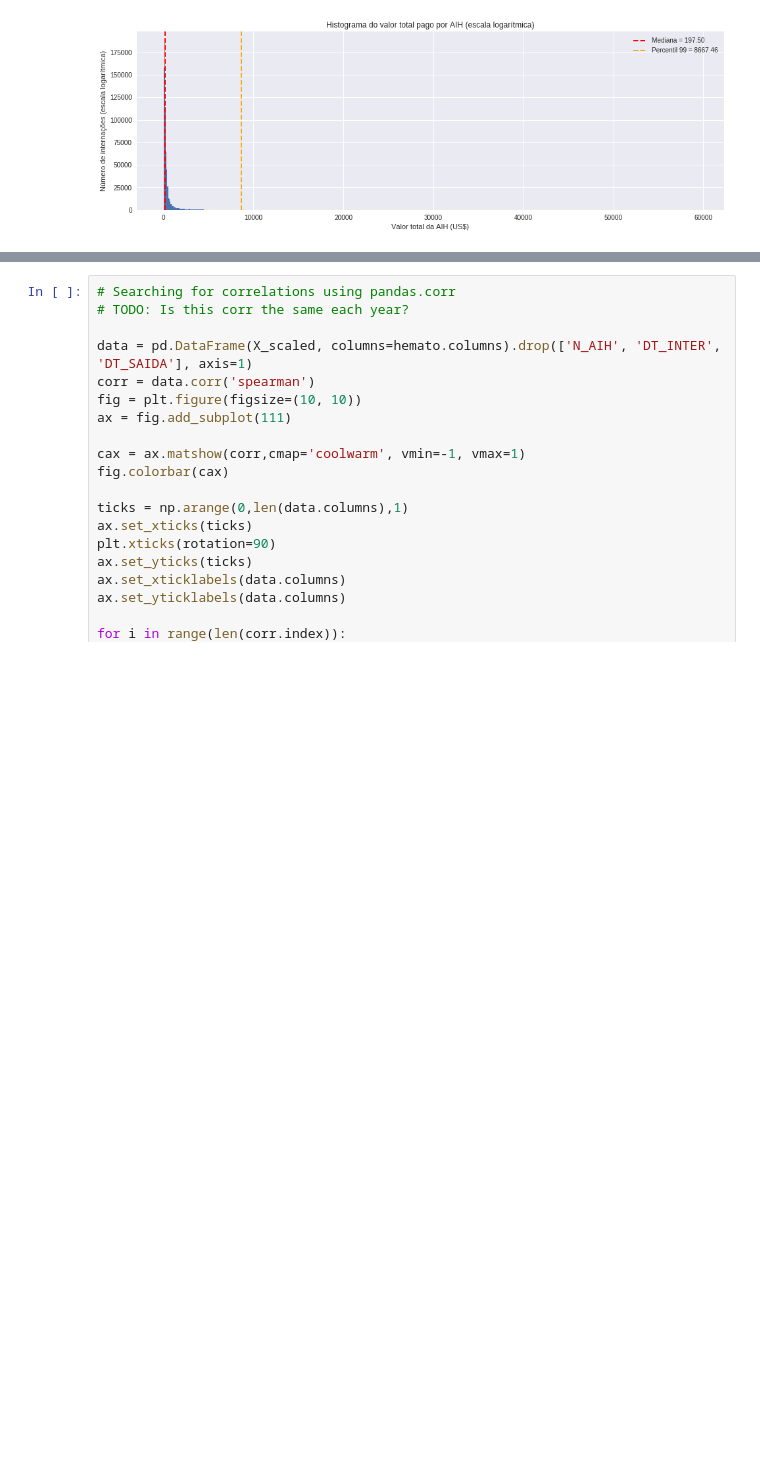
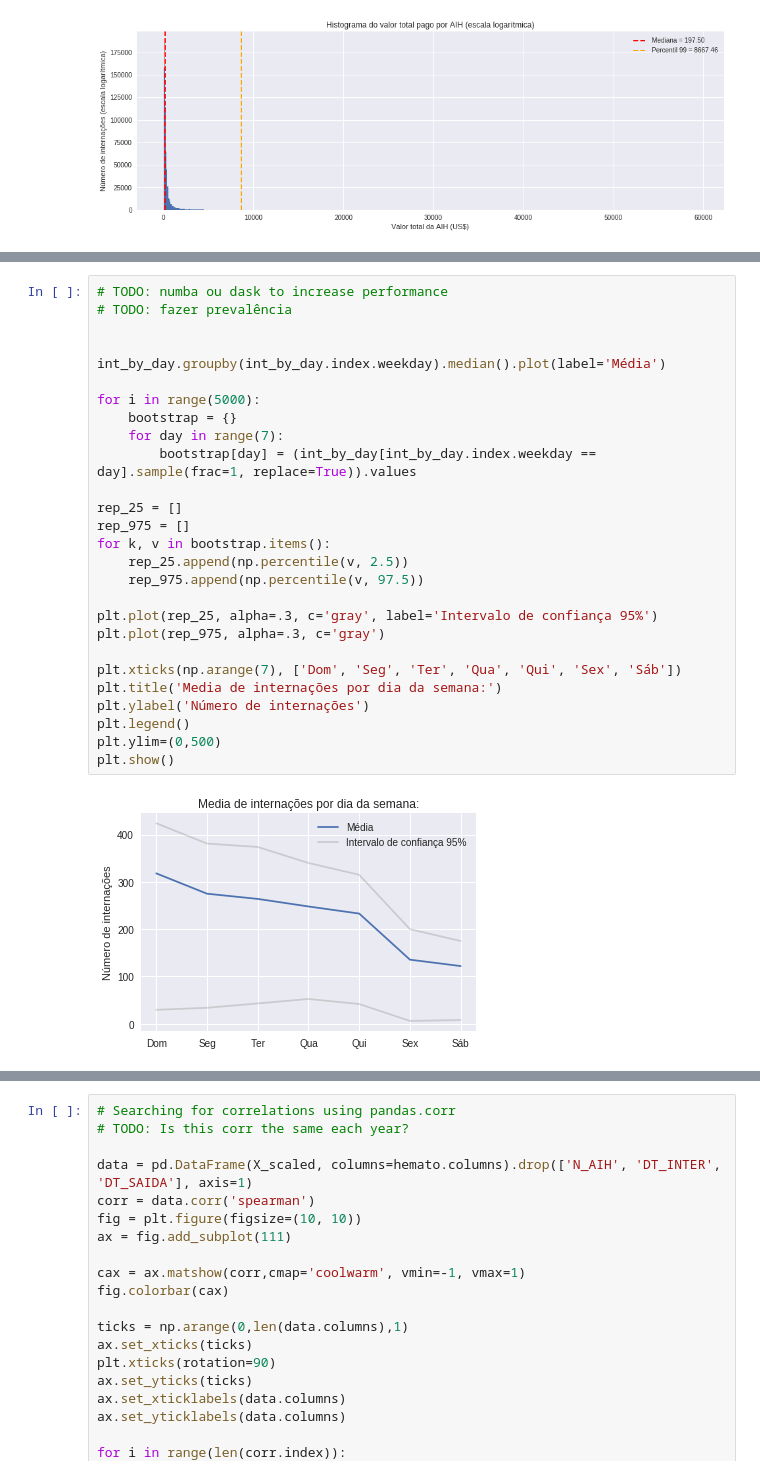
Before and after one commit to gbletsch/hematologic_hospitalizations_brazil, a Jupyter notebook: tcc.ipynb, the cells around one changed output, grey strips where cells are left out. Saved outputs shown, nothing was run; the diff lists cells and outputs as text; blank space fills up the shorter version.

```diff
--- a/tcc.ipynb
+++ b/tcc.ipynb
@@ -278,0 +377,29 @@ plt.show()
+# %%
+# TODO: numba ou dask to increase performance
+# TODO: fazer prevalência
+
+
+int_by_day.groupby(int_by_day.index.weekday).median().plot(label='Média')
+
+for i in range(5000):
+    bootstrap = {}
+    for day in range(7):
+        bootstrap[day] = (int_by_day[int_by_day.index.weekday == day].sample(frac=1, replace=True)).values
+
+rep_25 = []
+rep_975 = []
+for k, v in bootstrap.items():
+    rep_25.append(np.percentile(v, 2.5))
+    rep_975.append(np.percentile(v, 97.5))
+
+plt.plot(rep_25, alpha=.3, c='gray', label='Intervalo de confiança 95%')
+plt.plot(rep_975, alpha=.3, c='gray')
+
+plt.xticks(np.arange(7), ['Dom', 'Seg', 'Ter', 'Qua', 'Qui', 'Sex', 'Sáb'])
+plt.title('Media de internações por dia da semana:')
+plt.ylabel('Número de internações')
+plt.legend()
+plt.ylim=(0,500)
+plt.show()
+# %% [output]
+[figure, added]
```
Also changed, not shown: parts of 21 cells of this notebook.
